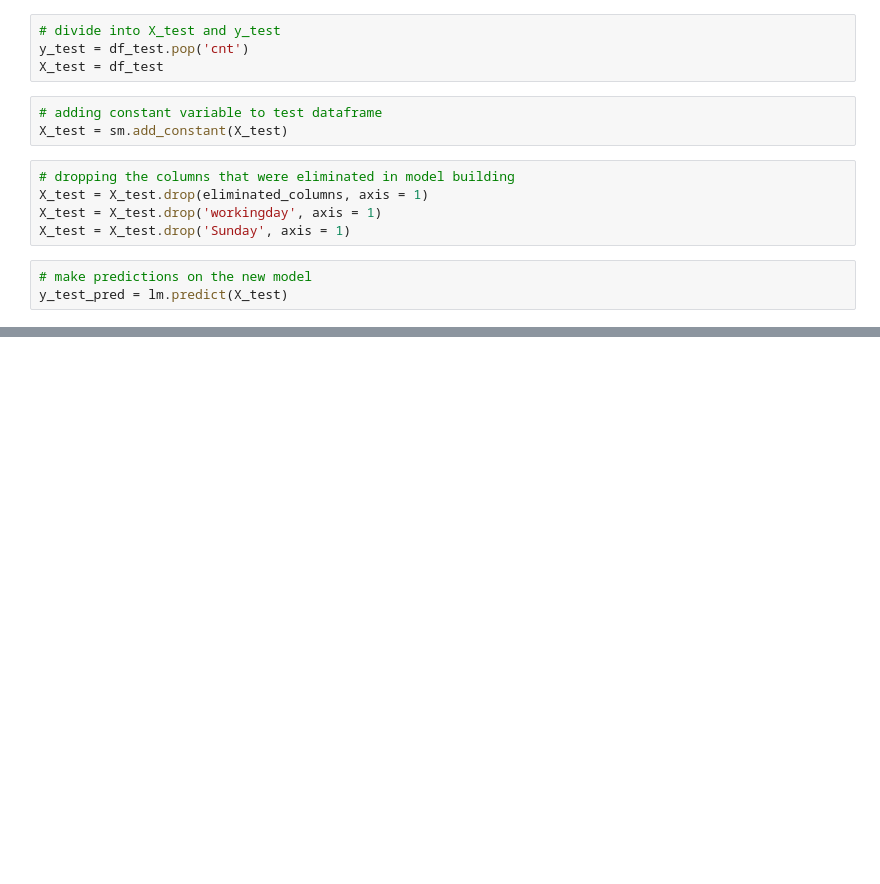
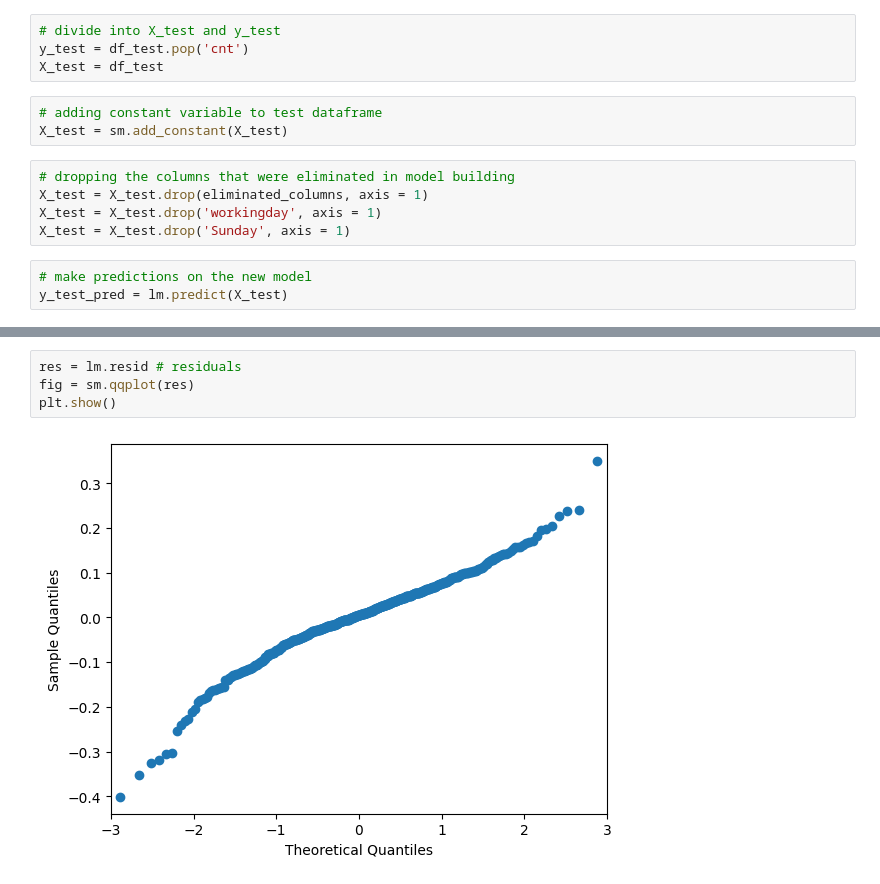
Before and after one commit to udaykirankavaturu/bike-sharing-multiple-linear-regression, a Jupyter notebook: model.ipynb, the cells around one changed output, grey strips where cells are left out. Cells and saved outputs as stored; diff of their text form; blank space fills up the shorter version.

```diff
--- a/model.ipynb
+++ b/model.ipynb
@@ -784,0 +785,6 @@ Text(0, 0.5, 'y_pred')
+# %%
+res = lm.resid # residuals
+fig = sm.qqplot(res)
+plt.show()
+# %% [output]
+[figure, added]
```
Also changed, not shown: parts of 12 cells of this notebook, 6 other files.
